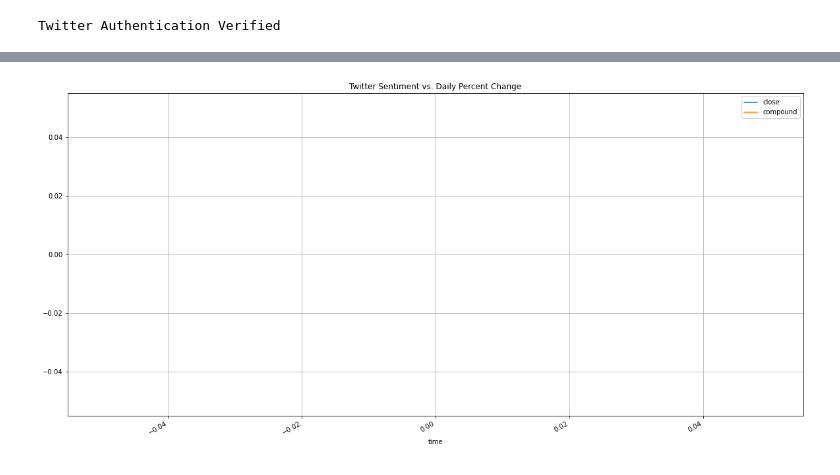
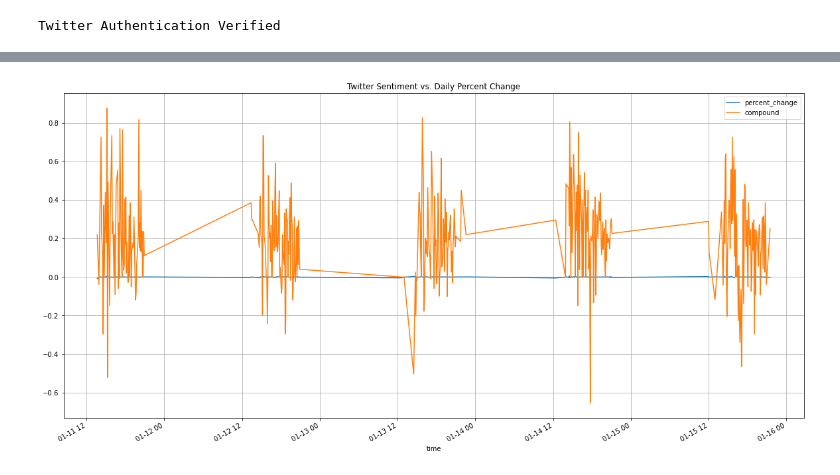
Before and after one commit to albertlk/4A_Trading, a Jupyter notebook: twitter_ml_training.ipynb, the cells around one changed output, grey strips where cells are left out. Cells and saved outputs as stored; diff of their text form; code cells hidden in the pictures.

```diff
--- a/twitter_ml_training.ipynb
+++ b/twitter_ml_training.ipynb
@@ -325,0 +360,17 @@ Rate limit reached. Sleeping for: 853
+# %%
+#reading in a prepping the training data using a frequency of 15-minute time intervals
+# pd.set_option("display.max_rows", 50, "display.max_columns", 50)
+
+twitter_search_word = "microsoft"
+ticker = "MSFT"
+timeframe = "5Min"
+freq = "5min"
+
+csvpath = Path("tweets/msft_tweets.csv")
+df = pd.read_csv(csvpath, parse_dates=True, index_col="date", infer_datetime_format=True)
+df.drop(columns=["Unnamed: 0", "tweet","positive","negative", "neutral"], inplace=True)
+avg_df = df.groupby(pd.Grouper(level=0, freq=freq)).mean().dropna()
+
+percent_change = get_ticker_data(ticker, timeframe)
+combined_df = percent_change.join(avg_df).dropna()
+combined_df.sort_values(by="time", axis=0, ascending=False)
@@ -326,13 +392,13 @@ Rate limit reached. Sleeping for: 853
 # %%
 combined_df.plot(
-    y=["close","compound"],
+    y=["percent_change","compound"],
     kind="line",
     title= "Twitter Sentiment vs. Daily Percent Change",
     figsize= (20,10),
     grid=True,
 );
 # %% [output]
-[figure, old version]
+[figure, new version]
 # %%
 # Get descriptive stats from the DataFrame
 combined_df.describe()
```
Also changed, not shown: parts of 18 cells of this notebook, 5 other files.
